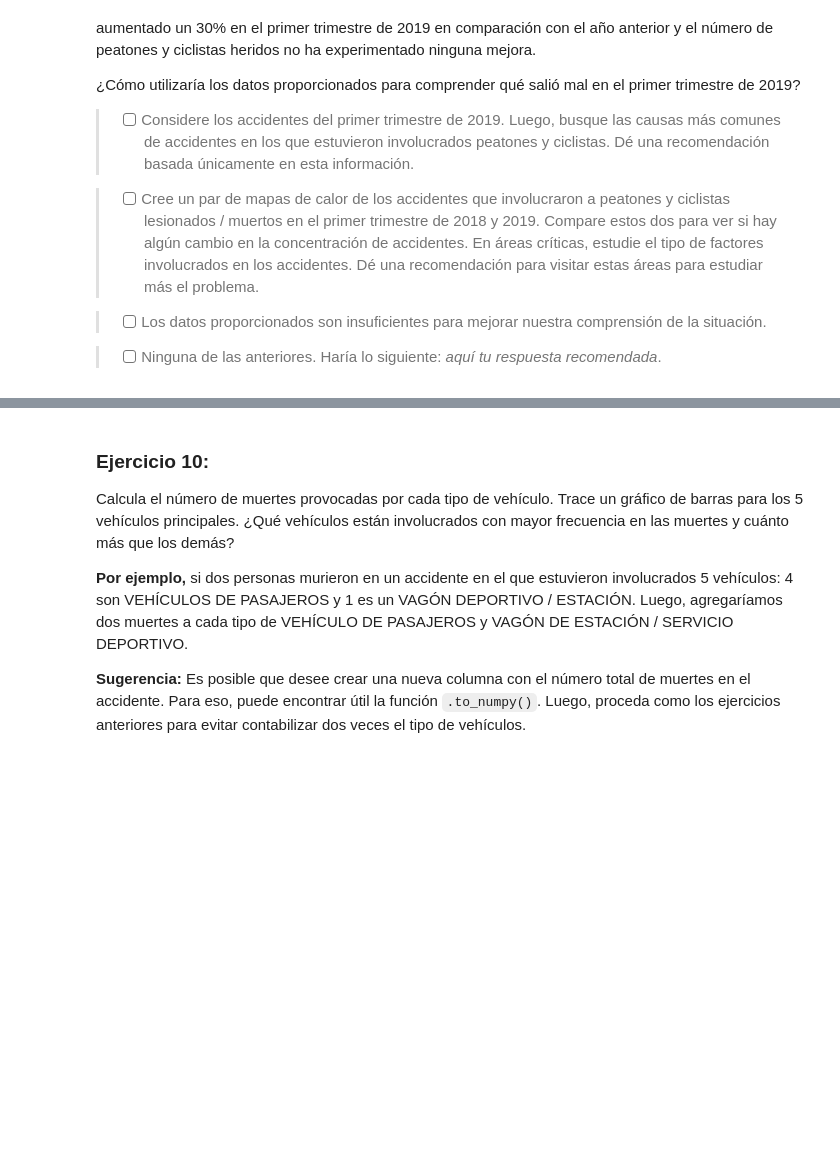
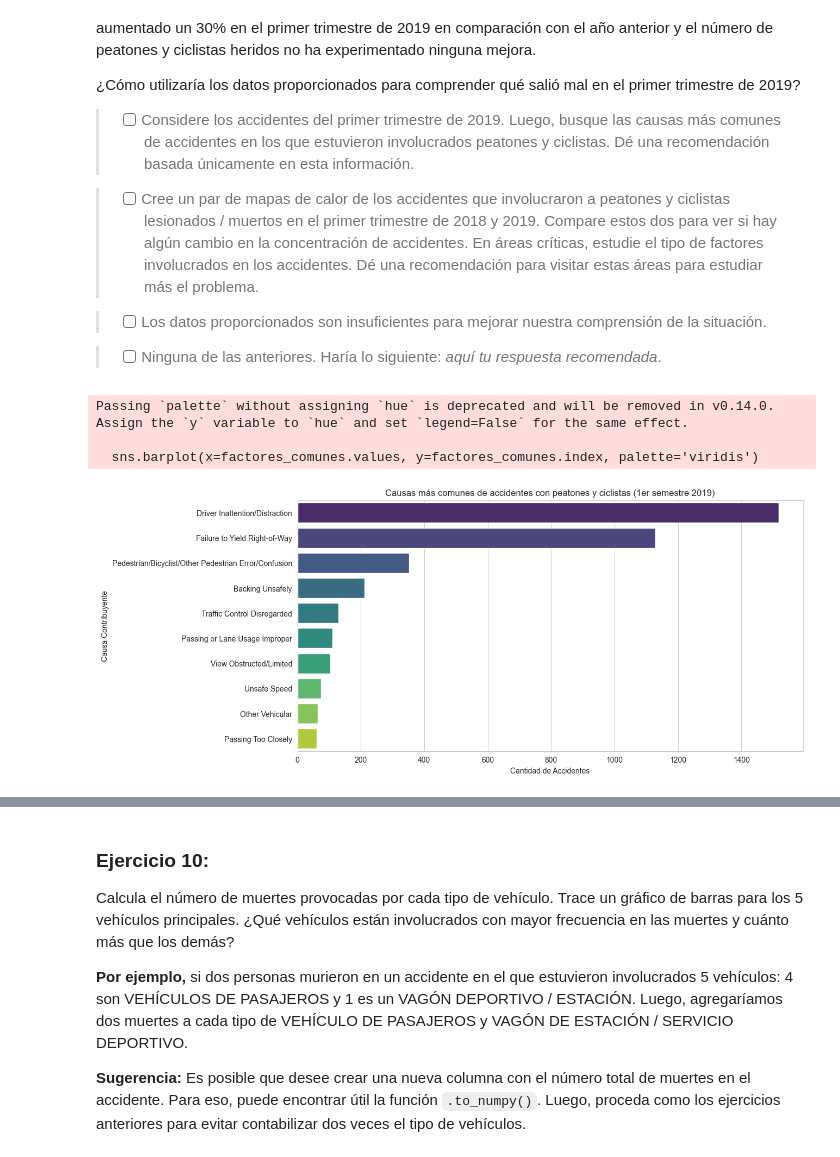
Before and after one commit to eslunap/Guia3_Ean, a Jupyter notebook: Guía3.ipynb, the cells around one changed output, grey strips where cells are left out. Saved outputs shown, nothing was run; the diff lists cells and outputs as text; code cells hidden in the pictures; blank space fills up the shorter version.

```diff
--- a/Guía3.ipynb
+++ b/Guía3.ipynb
@@ -240,0 +331,43 @@ En 2018 para una [entrevista](https://www.nytimes.com/2019/01/01/nyregion/traffi
+# %%
+import pandas as pd
+import matplotlib.pyplot as plt
+import seaborn as sns
+
+# Filtrar accidentes del primer semestre de 2019
+primer_semestre_2019 = df1[(df1['DATE'] >= '2019-01-01') & (df1['DATE'] <= '2019-06-30')]
+
+# Filtrar solo los accidentes donde hubo peatones o ciclistas involucrados
+accidentes_peatones_ciclistas = primer_semestre_2019[
+    (primer_semestre_2019['NUMBER OF PEDESTRIANS INJURED'] > 0) |
+    (primer_semestre_2019['NUMBER OF PEDESTRIANS KILLED'] > 0) |
+    (primer_semestre_2019['NUMBER OF CYCLIST INJURED'] > 0) |
+    (primer_semestre_2019['NUMBER OF CYCLIST KILLED'] > 0)
+]
+
+# Unir todas las columnas de factores contribuyentes en una sola
+factores = pd.concat([
+    accidentes_peatones_ciclistas['CONTRIBUTING FACTOR VEHICLE 1'],
+    accidentes_peatones_ciclistas['CONTRIBUTING FACTOR VEHICLE 2'],
+    accidentes_peatones_ciclistas['CONTRIBUTING FACTOR VEHICLE 3'],
+    accidentes_peatones_ciclistas['CONTRIBUTING FACTOR VEHICLE 4'],
+    accidentes_peatones_ciclistas['CONTRIBUTING FACTOR VEHICLE 5']
+], ignore_index=True)
+
+# Filtrar la causa "Unspecified"
+factores = factores[factores != 'Unspecified']
+
+# Contar las causas más frecuentes
+factores_comunes = factores.value_counts().dropna().head(10)
+
+# Graficar
+plt.figure(figsize=(12, 6))
+sns.barplot(x=factores_comunes.values, y=factores_comunes.index, palette='viridis')
+plt.xlabel('Cantidad de Accidentes')
+plt.ylabel('Causa Contribuyente')
+plt.title('Causas más comunes de accidentes con peatones y ciclistas (1er semestre 2019)')
+plt.show()
+# %% [output]
+Passing `palette` without assigning `hue` is deprecated and will be removed in v0.14.0. Assign the `y` variable to `hue` and set `legend=False` for the same effect.
+
+  sns.barplot(x=factores_comunes.values, y=factores_comunes.index, palette='viridis')
+[figure, added]
```
Also changed, not shown: parts of 14 cells of this notebook, 2 other files.
